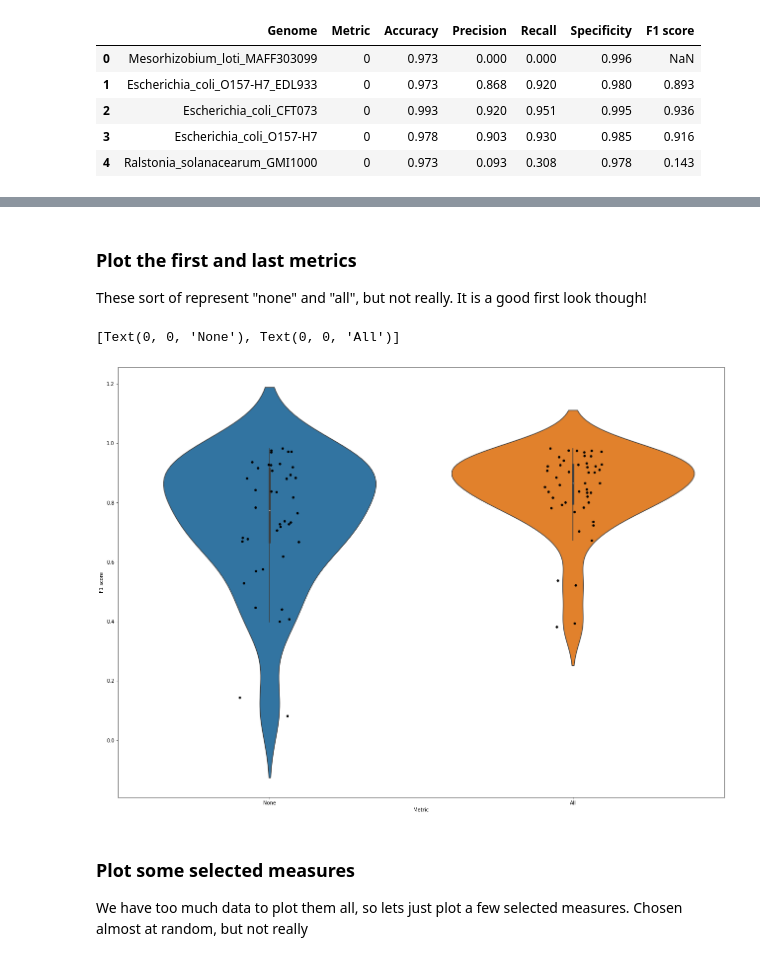
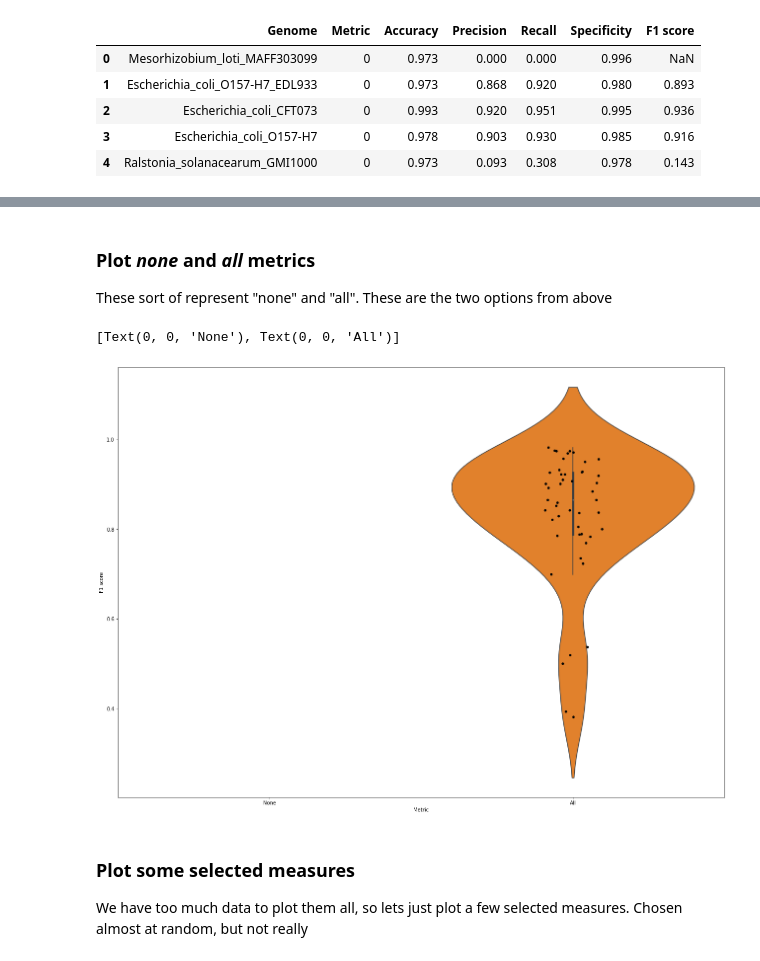
Before and after one commit to linsalrob/PhiSpy, a Jupyter notebook: jupyter_notebooks/metrics_vs_genomes.ipynb, the cells around one changed output, grey strips where cells are left out. Cells and saved outputs as stored; diff of their text form; code cells hidden in the pictures.

```diff
--- a/jupyter_notebooks/metrics_vs_genomes.ipynb
+++ b/jupyter_notebooks/metrics_vs_genomes.ipynb
@@ -75,17 +137,17 @@ measures.head()
 # %% [markdown]
-### Plot the first and last metrics
+### Plot _none_ and _all_ metrics
 
-These sort of represent "none" and "all", but not really. It is a good first look though!
+These sort of represent "none" and "all". These are the two options from above
 # %%
 fig, ax = plt.subplots(figsize=(22,16))
 
-m_an = measures[(measures['Metric'] == 254) | (measures['Metric'] == 0)]
+m_an = measures[(measures['Metric'] == 45) | (measures['Metric'] == 464)]
 sns.violinplot(ax = ax, x="Metric", y="F1 score", data=m_an, scale="count" )
 sns.stripplot(ax = ax,  x="Metric", y="F1 score", data=m_an, jitter=True, color="Black")
 ax.set_xticklabels(['None', 'All'])
 # %% [output]
 [Text(0, 0, 'None'), Text(0, 0, 'All')]
-[figure, old version]
+[figure, new version]
 # %% [markdown]
 ### Plot some selected measures
 
```
Also changed, not shown: parts of 16 cells of this notebook.
